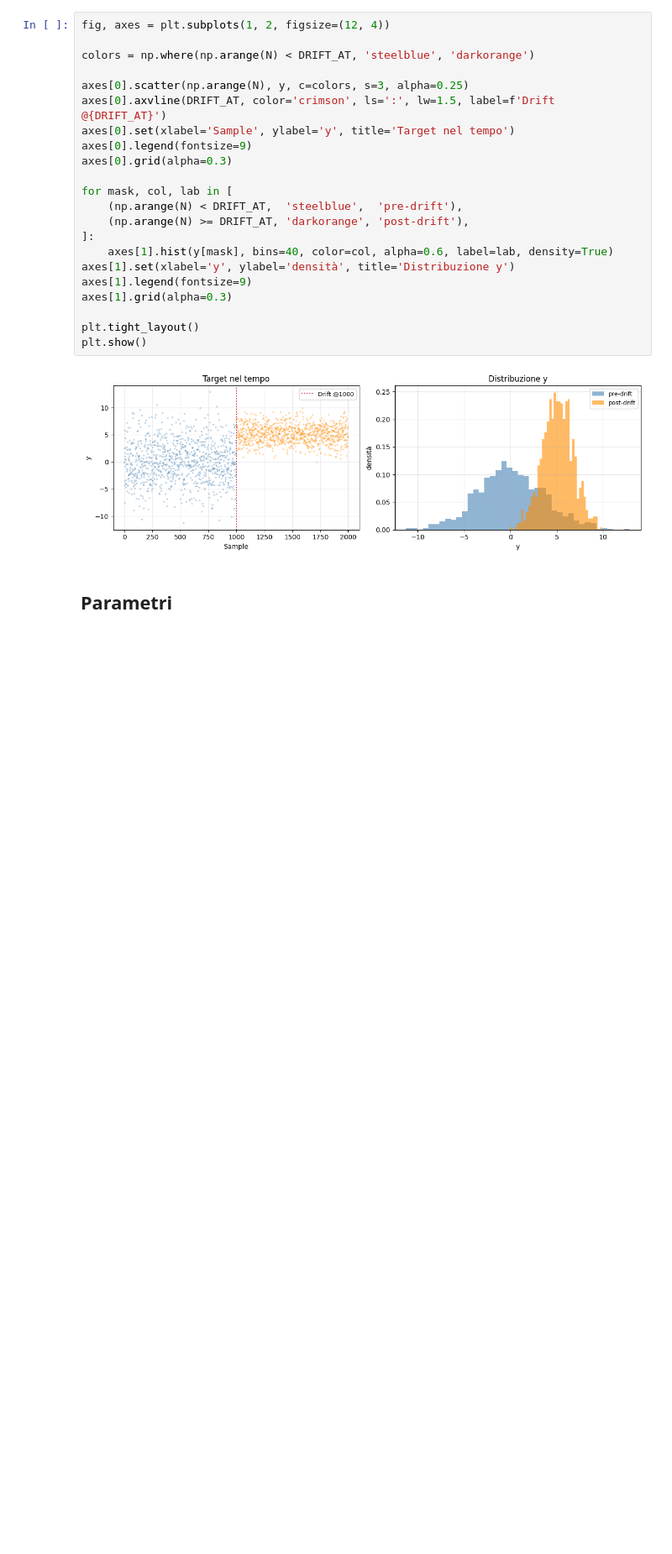
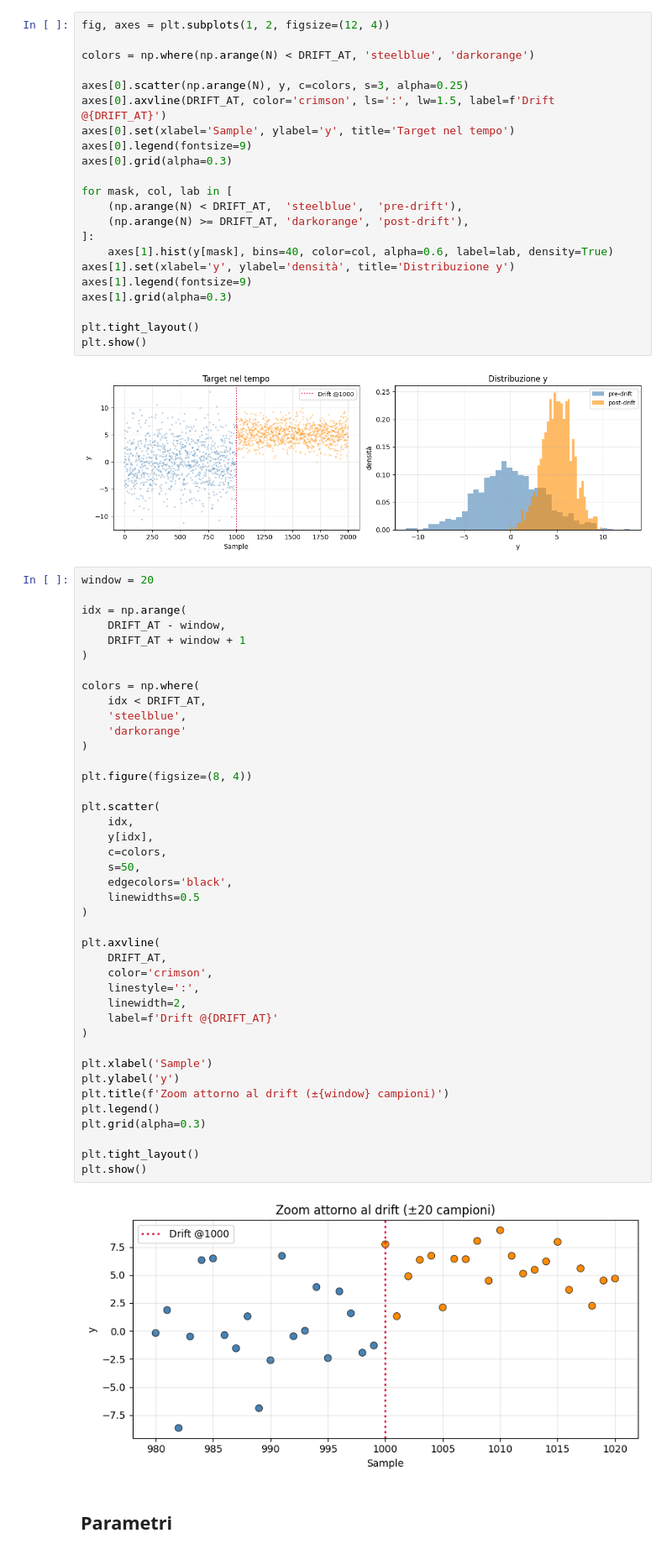
Before and after one commit to Streaming-Data-Analytics/2025-2026_Regression-Models-in-CapyMOA, a Jupyter notebook: andrea_zhang/experiments/hatr-comparison.ipynb, the cells around one changed output. Shown at 84% size. Drawn from its saved outputs; the diff is of its cells as text; blank space fills up the shorter version.

```diff
--- a/andrea_zhang/experiments/hatr-comparison.ipynb
+++ b/andrea_zhang/experiments/hatr-comparison.ipynb
@@ -101,6 +101,49 @@ plt.tight_layout()
 plt.show()
 # %% [output]
 [figure]
+# %%
+window = 20
+
+idx = np.arange(
+    DRIFT_AT - window,
+    DRIFT_AT + window + 1
+)
+
+colors = np.where(
+    idx < DRIFT_AT,
+    'steelblue',
+    'darkorange'
+)
+
+plt.figure(figsize=(8, 4))
+
+plt.scatter(
+    idx,
+    y[idx],
+    c=colors,
+    s=50,
+    edgecolors='black',
+    linewidths=0.5
+)
+
+plt.axvline(
+    DRIFT_AT,
+    color='crimson',
+    linestyle=':',
+    linewidth=2,
+    label=f'Drift @{DRIFT_AT}'
+)
+
+plt.xlabel('Sample')
+plt.ylabel('y')
+plt.title(f'Zoom attorno al drift (±{window} campioni)')
+plt.legend()
+plt.grid(alpha=0.3)
+
+plt.tight_layout()
+plt.show()
+# %% [output]
+[figure, added]
 # %% [markdown]
 ## Parametri
 # %%
```
Also changed, not shown: parts of 15 cells of this notebook, 5 other files.
